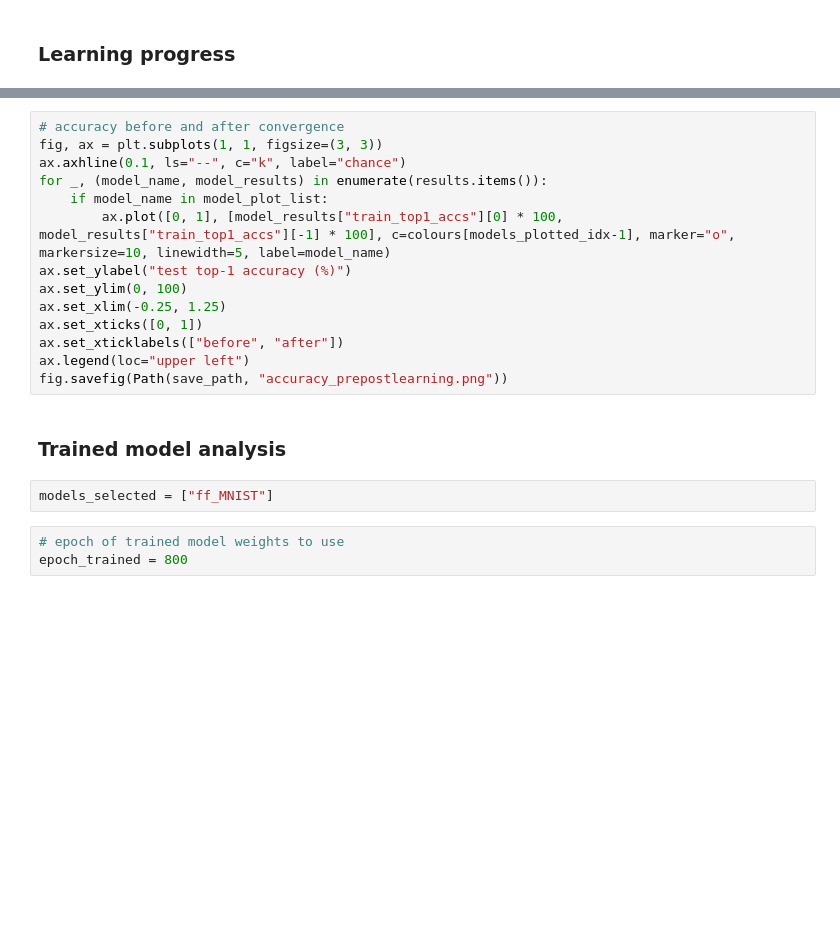
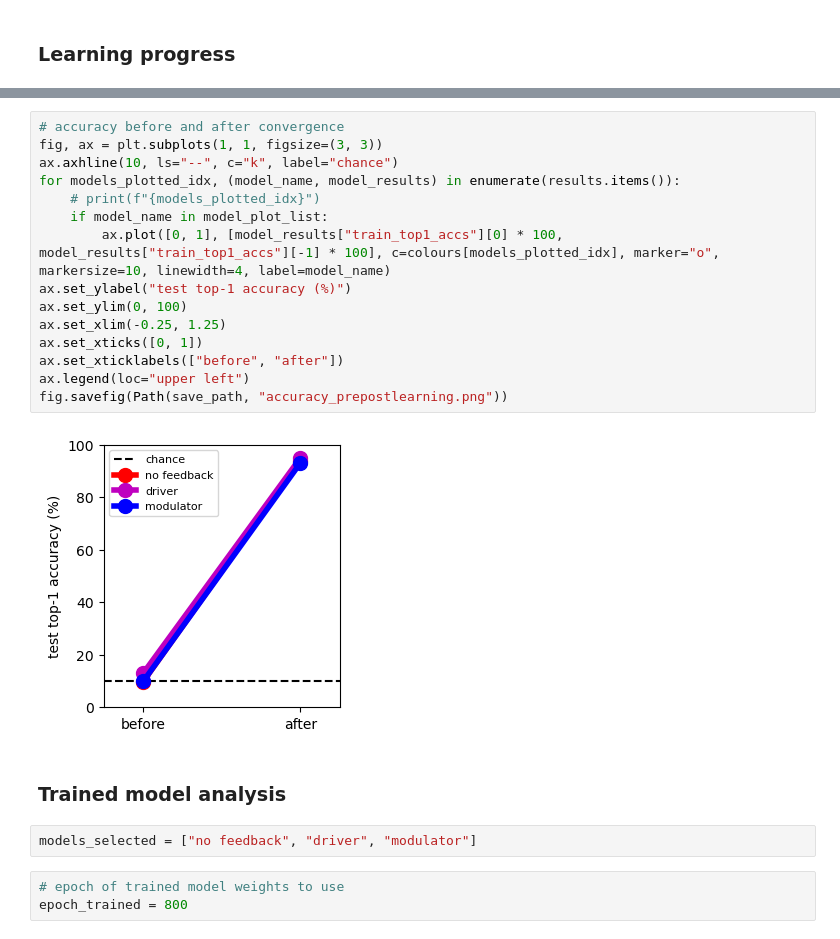
Before and after one commit to pmccthy/ThalamoCortex, a Jupyter notebook: analysis/mnist_analysis.ipynb, the cells around one changed output, grey strips where cells are left out. Cells and saved outputs as stored; diff of their text form; blank space fills up the shorter version.

```diff
--- a/analysis/mnist_analysis.ipynb
+++ b/analysis/mnist_analysis.ipynb
@@ -136,21 +147,24 @@ fig.savefig(Path(save_path, "accuracy_curve.png"))
 # %%
 # accuracy before and after convergence
 fig, ax = plt.subplots(1, 1, figsize=(3, 3))
-ax.axhline(0.1, ls="--", c="k", label="chance")
-for _, (model_name, model_results) in enumerate(results.items()):
+ax.axhline(10, ls="--", c="k", label="chance")
+for models_plotted_idx, (model_name, model_results) in enumerate(results.items()):
+    # print(f"{models_plotted_idx}")
     if model_name in model_plot_list:
-        ax.plot([0, 1], [model_results["train_top1_accs"][0] * 100, model_results["train_top1_accs"][-1] * 100], c=colours[models_plotted_idx-1], marker="o", markersize=10, linewidth=5, label=model_name)
+        ax.plot([0, 1], [model_results["train_top1_accs"][0] * 100, model_results["train_top1_accs"][-1] * 100], c=colours[models_plotted_idx], marker="o", markersize=10, linewidth=4, label=model_name)
 ax.set_ylabel("test top-1 accuracy (%)")
 ax.set_ylim(0, 100)
 ax.set_xlim(-0.25, 1.25)
 ax.set_xticks([0, 1])
 ax.set_xticklabels(["before", "after"])
 ax.legend(loc="upper left")
 fig.savefig(Path(save_path, "accuracy_prepostlearning.png"))
+# %% [output]
+[figure, added]
 # %% [markdown]
 ### **Trained model analysis**
-# %%
-models_selected = ["ff_MNIST"]
+# %%
+models_selected = ["no feedback", "driver", "modulator"]
 # %%
 # epoch of trained model weights to use
 epoch_trained = 800
```
Also changed, not shown: parts of 29 cells of this notebook.
